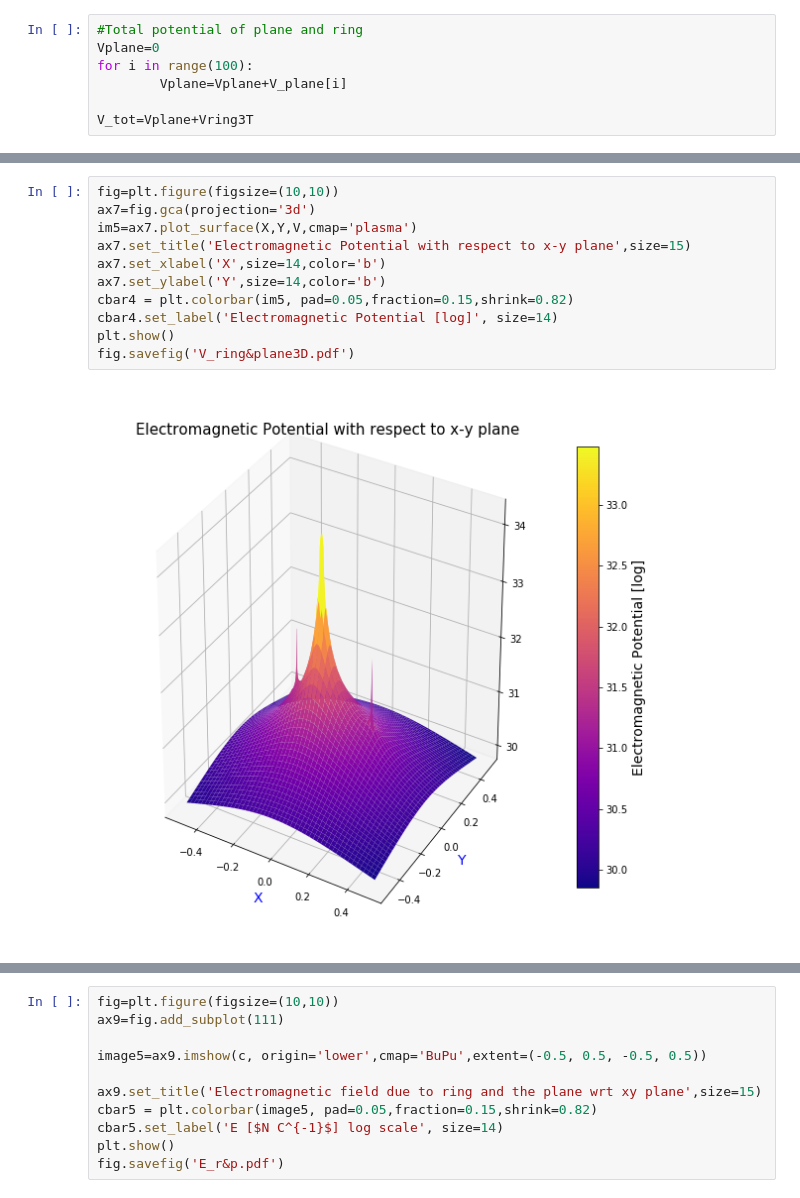
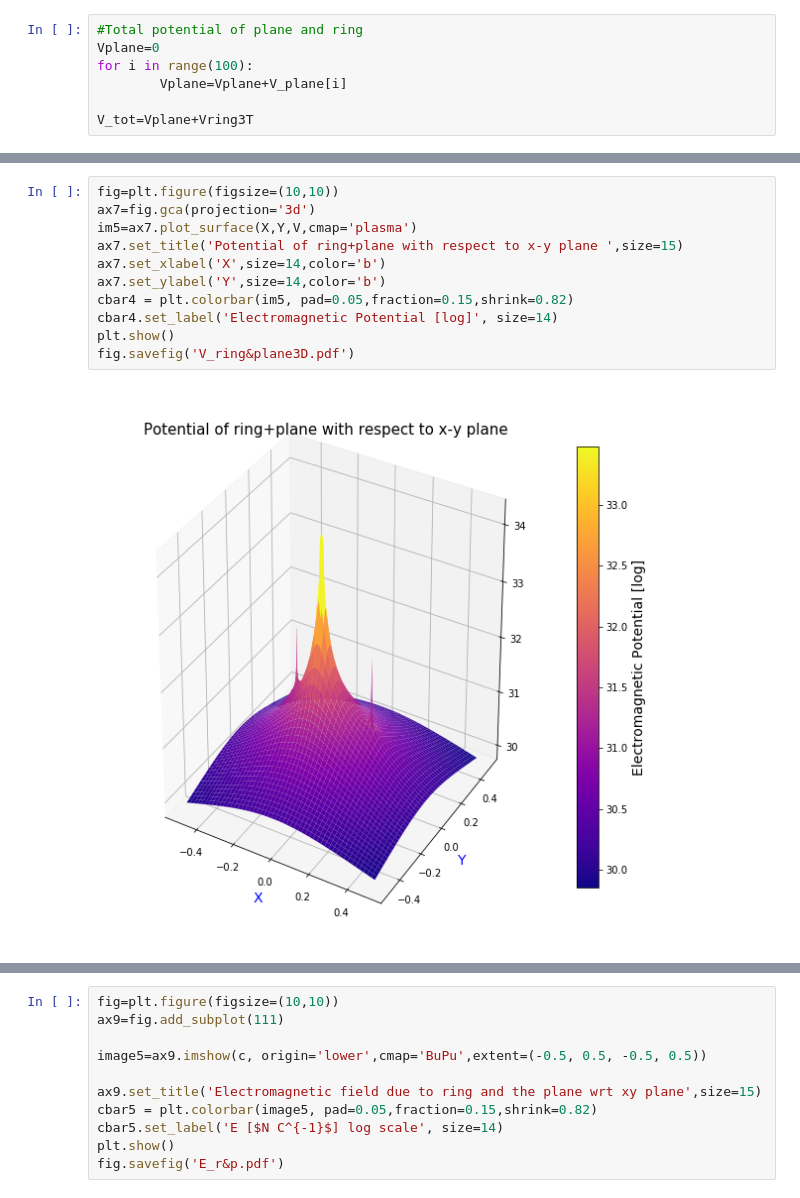
Before and after one commit to sachiwee/Homework_2, a Jupyter notebook: Weerasooriya_HW2_Problem2.ipynb, the cells around one changed output, grey strips where cells are left out. Drawn from its saved outputs; the diff is of its cells as text.

```diff
--- a/Weerasooriya_HW2_Problem2.ipynb
+++ b/Weerasooriya_HW2_Problem2.ipynb
@@ -259,16 +260,16 @@ fig.savefig('Vring&plane.pdf')
 # %%
 fig=plt.figure(figsize=(10,10))
 ax7=fig.gca(projection='3d')
 im5=ax7.plot_surface(X,Y,V,cmap='plasma')
-ax7.set_title('Electromagnetic Potential with respect to x-y plane',size=15)
+ax7.set_title('Potential of ring+plane with respect to x-y plane ',size=15)
 ax7.set_xlabel('X',size=14,color='b')
 ax7.set_ylabel('Y',size=14,color='b')
 cbar4 = plt.colorbar(im5, pad=0.05,fraction=0.15,shrink=0.82)
 cbar4.set_label('Electromagnetic Potential [log]', size=14)
 plt.show()
 fig.savefig('V_ring&plane3D.pdf')
 # %% [output]
-[figure, old version]
+[figure, new version]
 # %%
 #Calculate the E field
 E_tot=np.gradient(V_tot)
```
Also changed, not shown: parts of 3 cells of this notebook, 4 other files.
